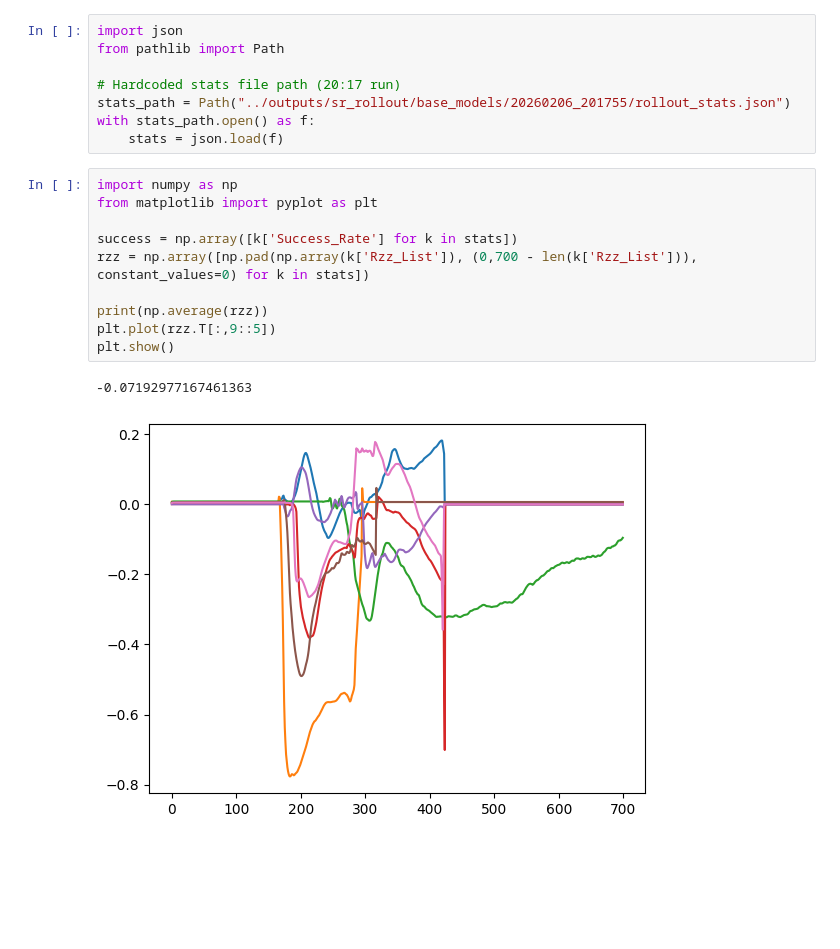
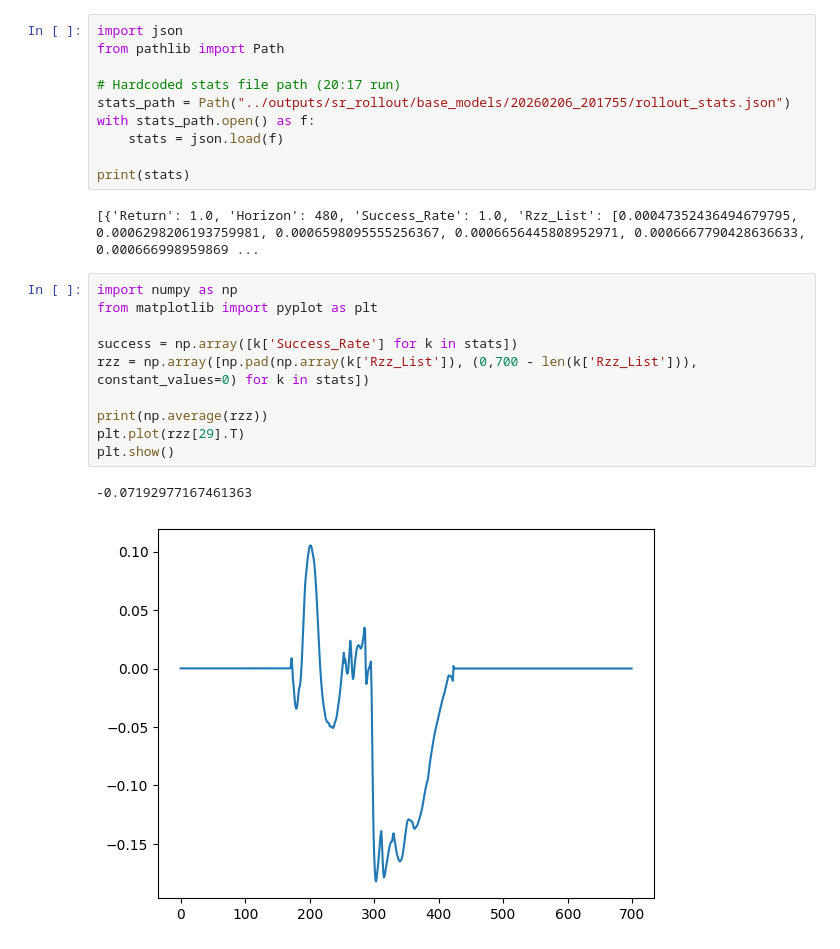
Before and after one commit to moritz-zoellner/guided-diffusion, a Jupyter notebook: experiments/analysis.ipynb, the cells around one changed output. Drawn from its saved outputs; the diff is of its cells as text; blank space fills up the shorter version.

```diff
--- a/experiments/analysis.ipynb
+++ b/experiments/analysis.ipynb
@@ -6,17 +6,21 @@ from pathlib import Path
 stats_path = Path("../outputs/sr_rollout/base_models/20260206_201755/rollout_stats.json")
 with stats_path.open() as f:
     stats = json.load(f)
+
+print(stats)
+# %% [output]
+[{'Return': 1.0, 'Horizon': 480, 'Success_Rate': 1.0, 'Rzz_List': [0.00047352436494679795, 0.0006298206193759981, 0.0006598095555256367, 0.0006656445808952971, 0.0006667790428636633, 0.000666998959869 ...
 # %%
 import numpy as np
 from matplotlib import pyplot as plt
 
 success = np.array([k['Success_Rate'] for k in stats])
 rzz = np.array([np.pad(np.array(k['Rzz_List']), (0,700 - len(k['Rzz_List'])), constant_values=0) for k in stats])
 
 print(np.average(rzz))
-plt.plot(rzz.T[:,9::5])
+plt.plot(rzz[29].T)
 plt.show()
 # %% [output]
 -0.07192977167461363
-[figure, old version]
+[figure, new version]
 # %%
```
Also changed, not shown: parts of 6 cells of this notebook, 10 other files.
